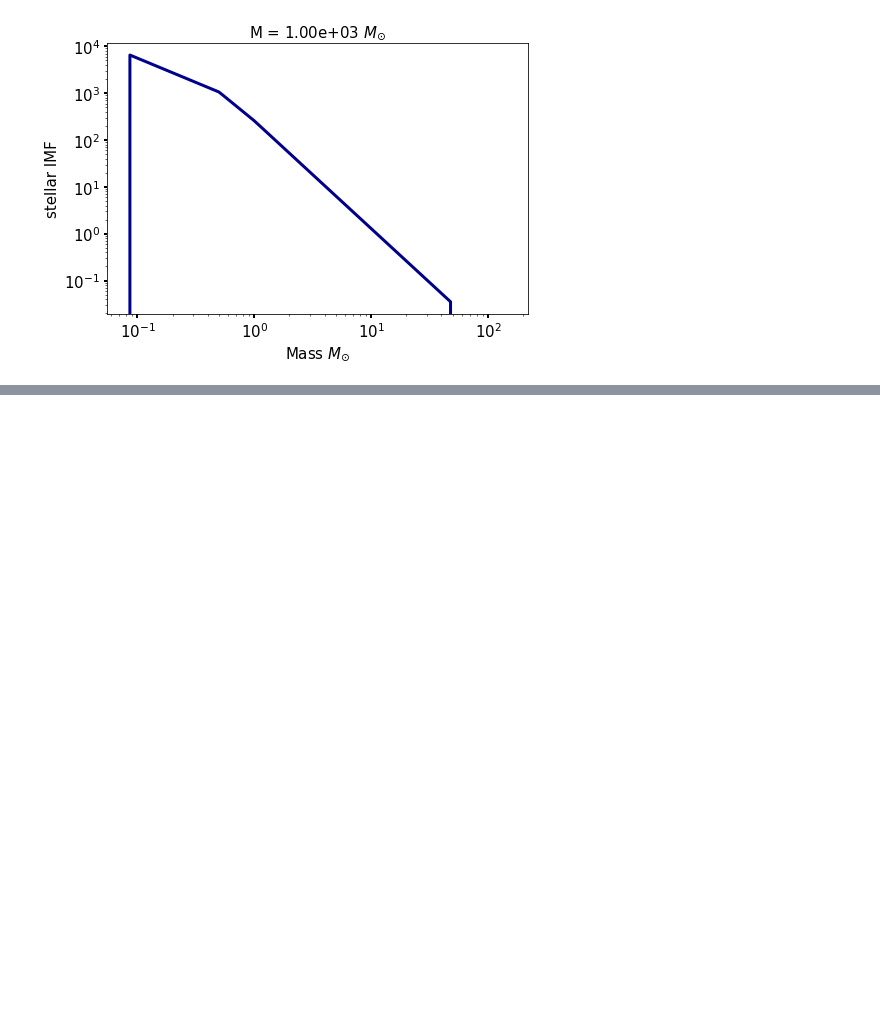
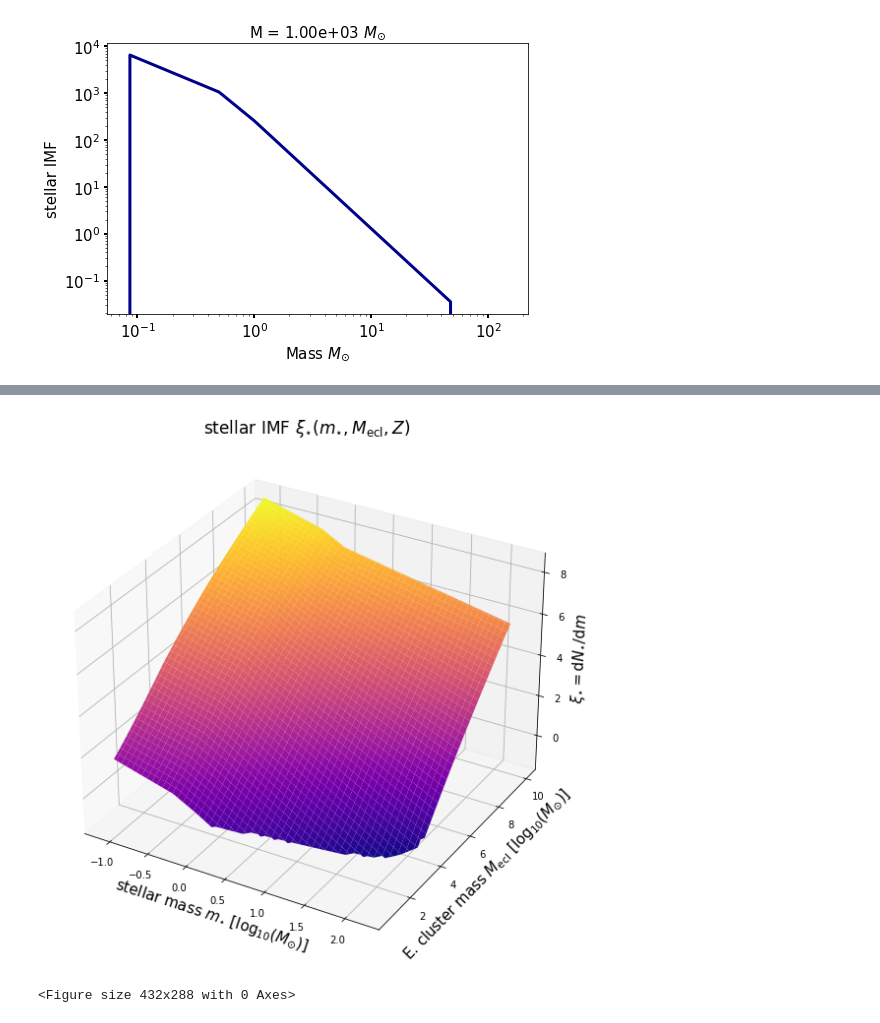
Before and after one commit to egjergo/pyIGIMF, a Jupyter notebook: _scratch/SecondNotebook.ipynb, the cells around one changed output, grey strips where cells are left out. Drawn from its saved outputs; the diff is of its cells as text; code cells hidden in the pictures; blank space fills up the shorter version.

```diff
--- a/_scratch/SecondNotebook.ipynb
+++ b/_scratch/SecondNotebook.ipynb
@@ -72,0 +80,8 @@ IMF_norm = [igimf.normalization(igimf.initial_mass_function, M, igimf.m_star_min
+# %%
+k_ecl, M_max, ECMF_func, ECMF_weighted_func = igimf.ECMF()
+sIMF = pd.DataFrame([igimf.stellar_IMF(M, ECMF_weight=ECMF_func(M))  for M in M_ecl_v], columns=['kstar', 'm_max', 'func', 'func_weighted', 'alpha_3'])
+# %%
+IGIMF.IMF_3D_plot(m_v, M_ecl_v, sIMF['func'])
+# %% [output]
+[figure, added]
+<Figure size 432x288 with 0 Axes>
```
Also changed, not shown: parts of 4 cells of this notebook, 9 other files.
